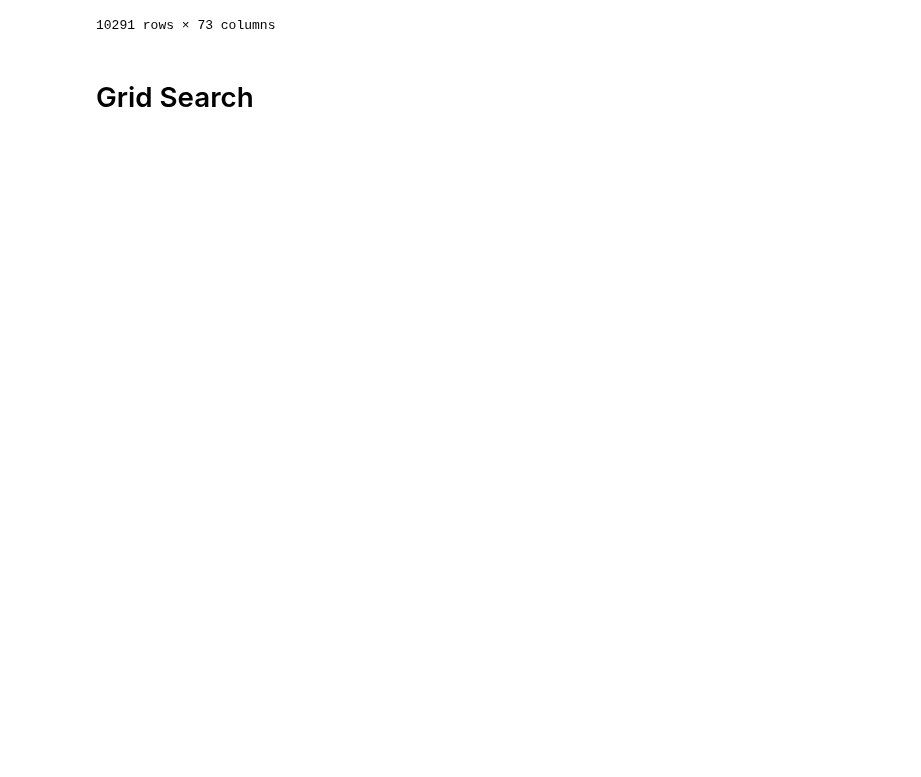
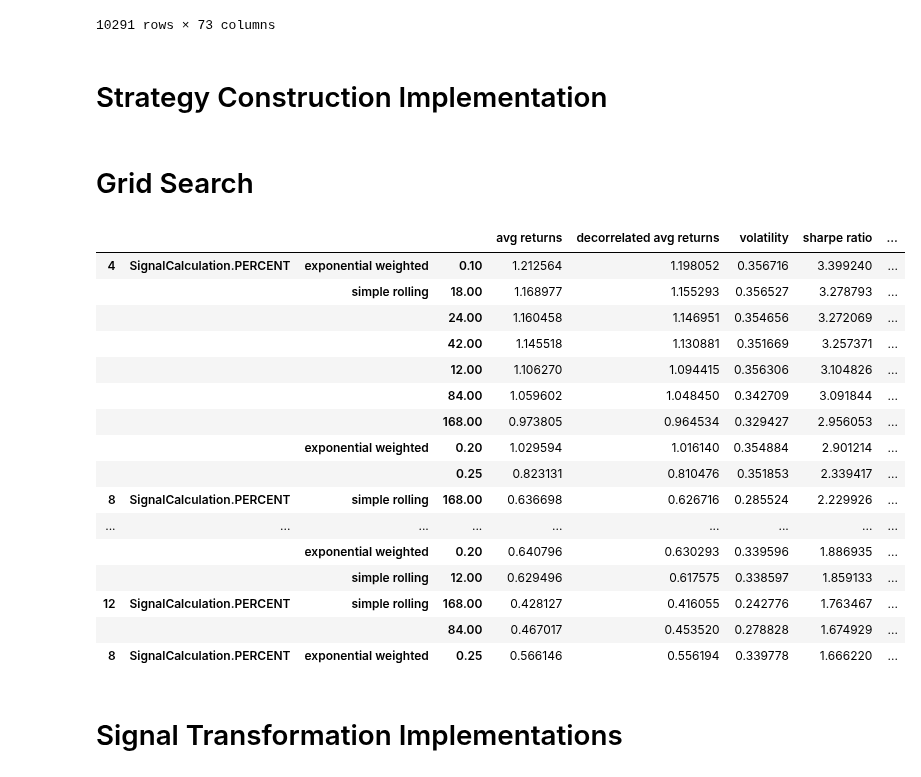
Before and after one commit to wbchristerson/crypto-strategies, a Jupyter notebook: updated_moving_average_price_reversion.ipynb, the cells around one changed output. Drawn from its saved outputs; the diff is of its cells as text; code cells hidden in the pictures; blank space fills up the shorter version.

Commit message:
continue implementation of updated rolling average price reversion strategy

```diff
--- a/updated_moving_average_price_reversion.ipynb
+++ b/updated_moving_average_price_reversion.ipynb
@@ -84,7 +89,7 @@ px
 | 2025-08-31 08:00:00 | 108472.00 | 4464.97 | 0.82300 | 857.1300 | 2.82250 | 3.792 | NaN | 111.35 | 550.00 | 23.76 | ... |
 10291 rows × 73 columns
 # %% [markdown]
-# Grid Search
+# Strategy Construction Implementation
 # %%
 test_start_time_point = datetime(2024, 1, 1, 0, 0)
 train_px, test_px = get_train_test_data(px, test_start_time_point)
@@ -169,3 +174,28 @@ def get_strategy_stats_for_parameter_set(stat_func):
                     alpha=alpha)
 
     return pd.DataFrame(stats_map).T
+# %% [markdown]
+# Grid Search
+# %%
+stats_df = get_strategy_stats_for_parameter_set(get_training_period_strategy_stats)
+stats_df.sort_values(by='sharpe ratio', ascending=False).iloc[:20]
+# %% [output]
+|  |  |  |  | avg returns | decorrelated avg returns | volatility | sharpe ratio | ... |
+| 4 | SignalCalculation.PERCENT | exponential weighted | 0.10 | 1.212564 | 1.198052 | 0.356716 | 3.399240 | ... |
+|  |  | simple rolling | 18.00 | 1.168977 | 1.155293 | 0.356527 | 3.278793 | ... |
+|  |  |  | 24.00 | 1.160458 | 1.146951 | 0.354656 | 3.272069 | ... |
+|  |  |  | 42.00 | 1.145518 | 1.130881 | 0.351669 | 3.257371 | ... |
+|  |  |  | 12.00 | 1.106270 | 1.094415 | 0.356306 | 3.104826 | ... |
+|  |  |  | 84.00 | 1.059602 | 1.048450 | 0.342709 | 3.091844 | ... |
+|  |  |  | 168.00 | 0.973805 | 0.964534 | 0.329427 | 2.956053 | ... |
+|  |  | exponential weighted | 0.20 | 1.029594 | 1.016140 | 0.354884 | 2.901214 | ... |
+|  |  |  | 0.25 | 0.823131 | 0.810476 | 0.351853 | 2.339417 | ... |
+| 8 | SignalCalculation.PERCENT | simple rolling | 168.00 | 0.636698 | 0.626716 | 0.285524 | 2.229926 | ... |
+| ... | ... | ... | ... | ... | ... | ... | ... | ... |
+|  |  | exponential weighted | 0.20 | 0.640796 | 0.630293 | 0.339596 | 1.886935 | ... |
+|  |  | simple rolling | 12.00 | 0.629496 | 0.617575 | 0.338597 | 1.859133 | ... |
+| 12 | SignalCalculation.PERCENT | simple rolling | 168.00 | 0.428127 | 0.416055 | 0.242776 | 1.763467 | ... |
+|  |  |  | 84.00 | 0.467017 | 0.453520 | 0.278828 | 1.674929 | ... |
+| 8 | SignalCalculation.PERCENT | exponential weighted | 0.25 | 0.566146 | 0.556194 | 0.339778 | 1.666220 | ... |
+# %% [markdown]
+# Signal Transformation Implementations
```
Also changed, not shown: parts of 9 cells of this notebook, 1 other file.
